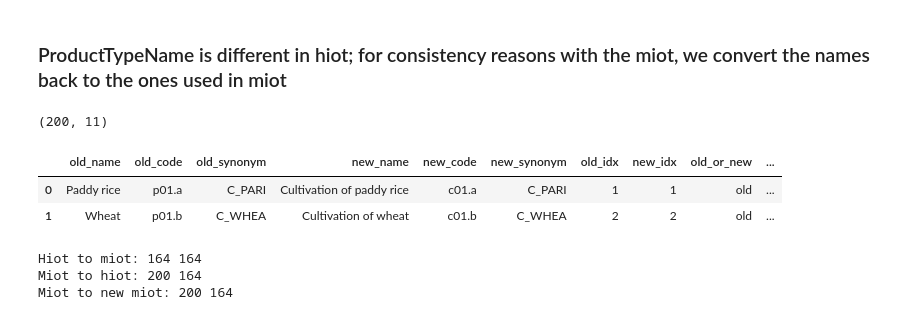
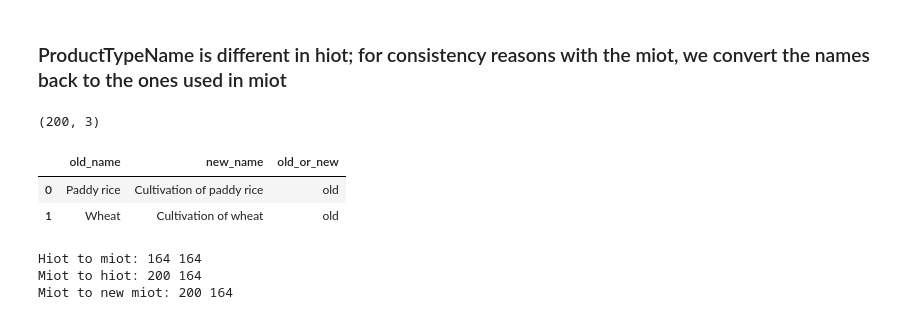
Before and after one commit to bsteubing/ecoinvent-exiobase-comparison, a Jupyter notebook: notebooks/B - Matching.ipynb, the cells around one changed output. Saved outputs shown, nothing was run; the diff lists cells and outputs as text; code cells hidden in the pictures.

```diff
--- a/notebooks/B - Matching.ipynb
+++ b/notebooks/B - Matching.ipynb
@@ -36,15 +36,13 @@ activity_overview = f"{DATA_PATH}ecoinvent/activity_overview_3.4_cut-off_LCIA_re
 
 # EXIOBASE
 hiot_results = f"{DATA_PATH}exiobase/hiot_results_PTM_v2.xlsx"
-#hiot_results_sheet = "v_3_3_18_2019-11-22"
 hiot_results_sheet = scenario
 
 # Matching
-product_matching = f"{DATA_PATH}matching/match_v4.xlsx"
-product_matching_sheet = 'concordance'
-process_matching = f"{DATA_PATH}matching/match_v2_electricity.xlsx"
-region_matching = f"{DATA_PATH}matching/matching_ecoinvent_Exiobase_geographies.xlsx"
-region_matching_sheet = "matched_191117"
+matching_file = f"{DATA_PATH}matching/Matching file.xlsx"
+product_matching_sheet = 'product matching'
+process_matching_sheet = 'process matching electricity'
+region_matching_sheet = "regional matching"
 # %% [markdown]
 # Load data
 # %% [markdown]
@@ -415,14 +396,14 @@ EX.head(2)
 # %% [markdown]
 ### ProductTypeName is different in hiot; for consistency reasons with the miot, we convert the names back to the ones used in miot
 # %%
-pm = pd.read_excel(f"{DATA_PATH}matching/product_match.xlsx", sheet_name="product_aggregation")
+pm = pd.read_excel(matching_file, sheet_name="miot_hiot")
 print(pm.shape)
 pm.head(2)
 # %% [output]
-(200, 11)
+(200, 3)
-|  | old_name | old_code | old_synonym | new_name | new_code | new_synonym | old_idx | new_idx | old_or_new | ... |
-| 0 | Paddy rice | p01.a | C_PARI | Cultivation of paddy rice | c01.a | C_PARI | 1 | 1 | old | ... |
-| 1 | Wheat | p01.b | C_WHEA | Cultivation of wheat | c01.b | C_WHEA | 2 | 2 | old | ... |
+|  | old_name | new_name | old_or_new |
+| 0 | Paddy rice | Cultivation of paddy rice | old |
+| 1 | Wheat | Cultivation of wheat | old |
 # %%
 # construct a dictionary from new(hiot) to old(miot) names
 hiot_to_miot_dict = {}
```
Also changed, not shown: parts of 20 cells of this notebook, 17 other files.
